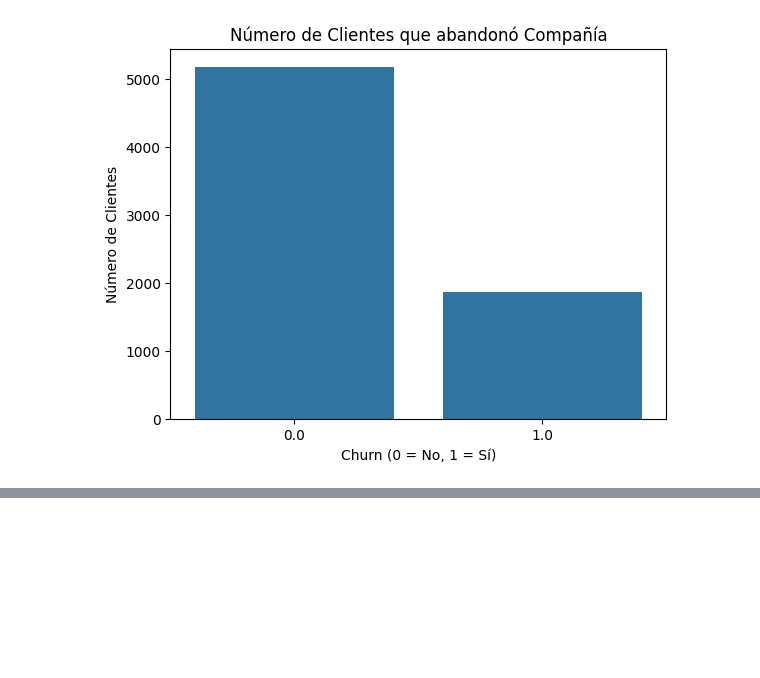
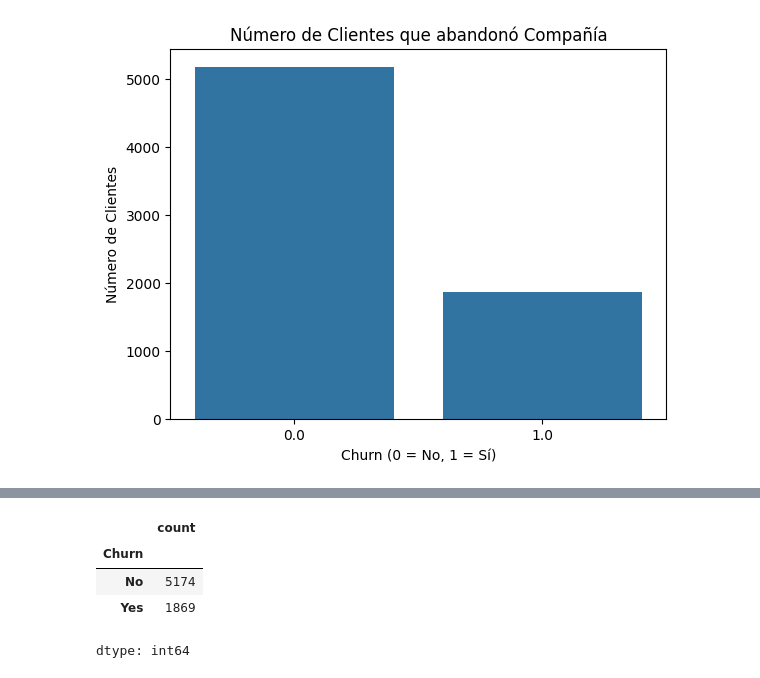
Before and after one commit to Antonio-B85/challenge-Parte-2--TelecomX, a Jupyter notebook: TelecomX_Parte2.ipynb, the cells around one changed output, grey strips where cells are left out. Cells and saved outputs as stored; diff of their text form; code cells hidden in the pictures; blank space fills up the shorter version.

```diff
--- a/TelecomX_Parte2.ipynb
+++ b/TelecomX_Parte2.ipynb
@@ -381,0 +434,11 @@ plt.show()
+# %%
+# Eliminar las filas donde 'Churn' es igual a 'No Info'
+df_contrato_churn = df_contrato_churn[df_contrato_churn['Churn'] != 'No Info']
+conteos_valores = df_contrato_churn['Churn'].value_counts()
+conteos_valores
+# %% [output]
+|  | count |
+| Churn |  |
+| No | 5174 |
+| Yes | 1869 |
+dtype: int64
```
Also changed, not shown: parts of 11 cells of this notebook.
